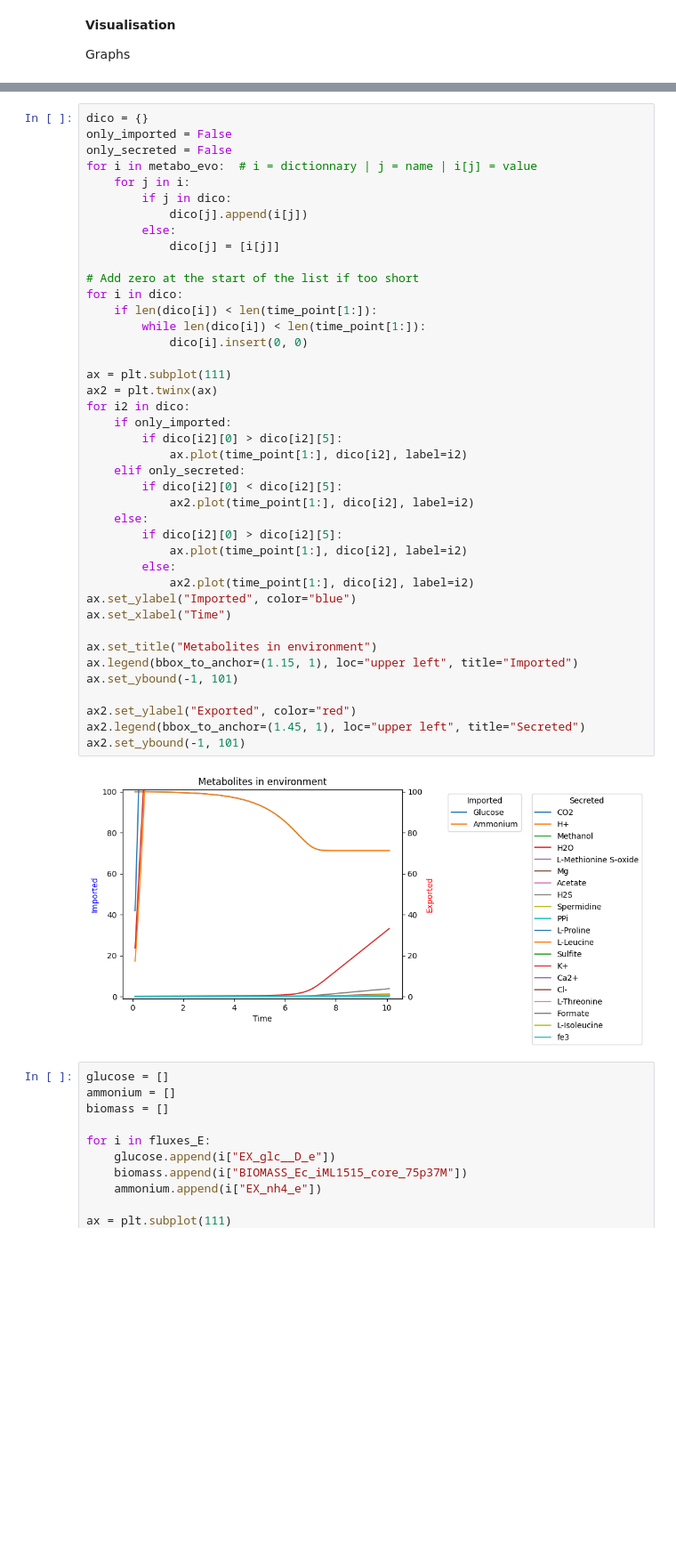
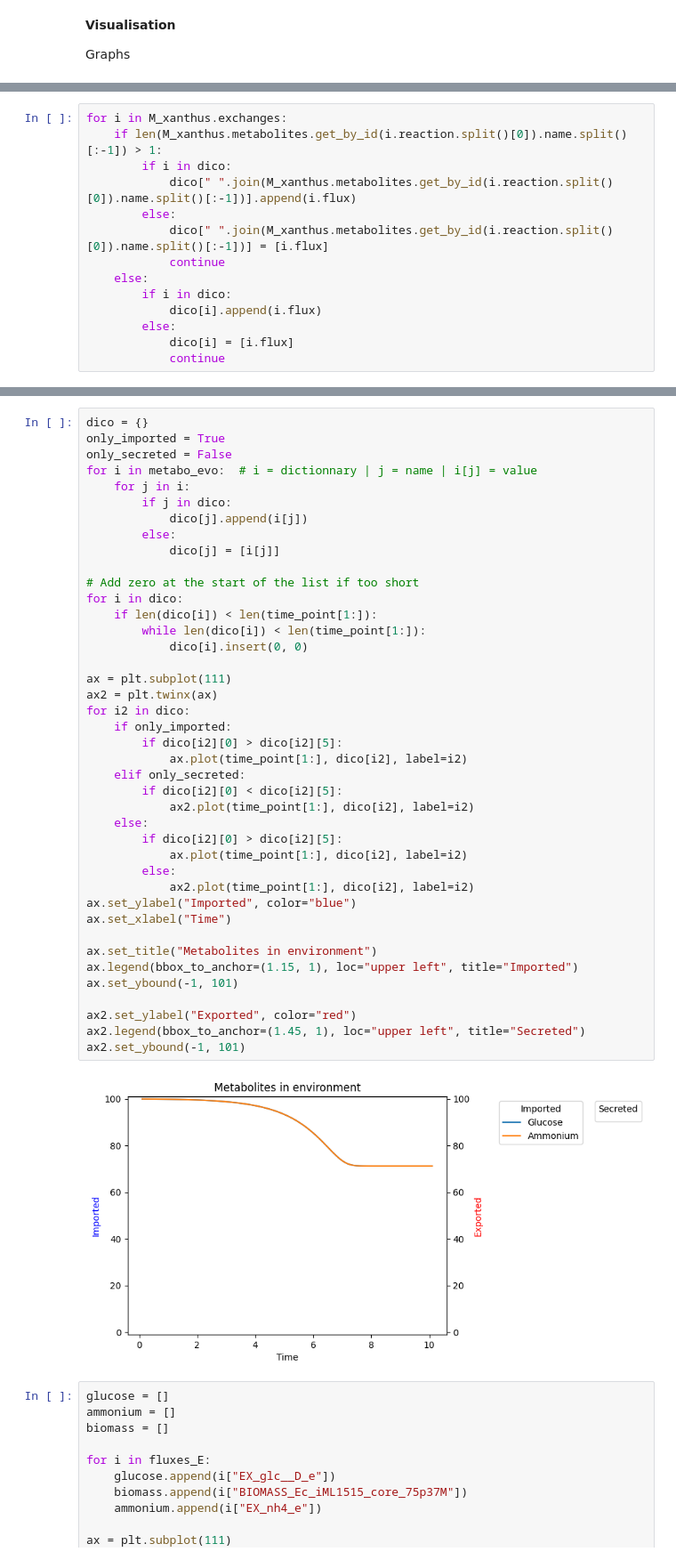
Before and after one commit to BondonMickael/M_xanthus-E_coli-Predation, a Jupyter notebook: notebooks/compart_model.ipynb, the cells around one changed output, grey strips where cells are left out. Shown at 89% size. Cells and saved outputs as stored; diff of their text form; blank space fills up the shorter version.

Commit message:
- Update volcano plot - Start plot importation

```diff
--- a/notebooks/compart_model.ipynb
+++ b/notebooks/compart_model.ipynb
@@ -467,0 +488,14 @@ Graphs
+# %%
+for i in M_xanthus.exchanges:
+    if len(M_xanthus.metabolites.get_by_id(i.reaction.split()[0]).name.split()[:-1]) > 1:
+        if i in dico:
+            dico[" ".join(M_xanthus.metabolites.get_by_id(i.reaction.split()[0]).name.split()[:-1])].append(i.flux)
+        else:
+            dico[" ".join(M_xanthus.metabolites.get_by_id(i.reaction.split()[0]).name.split()[:-1])] = [i.flux]
+            continue
+    else:
+        if i in dico:
+            dico[i].append(i.flux)
+        else:
+            dico[i] = [i.flux]
+            continue
@@ -468,6 +506,6 @@ Graphs
 # %%
 dico = {}
-only_imported = False
+only_imported = True
 only_secreted = False
 for i in metabo_evo:  # i = dictionnary | j = name | i[j] = value
     for j in i:
@@ -480,34 +518,34 @@ for i in metabo_evo:  # i = dictionnary | j = name | i[j] = value
 for i in dico:
     if len(dico[i]) < len(time_point[1:]):
         while len(dico[i]) < len(time_point[1:]):
             dico[i].insert(0, 0)
 
 ax = plt.subplot(111)
 ax2 = plt.twinx(ax)
 for i2 in dico:
     if only_imported:
         if dico[i2][0] > dico[i2][5]:
             ax.plot(time_point[1:], dico[i2], label=i2)
     elif only_secreted:
         if dico[i2][0] < dico[i2][5]:
             ax2.plot(time_point[1:], dico[i2], label=i2)
     else:
         if dico[i2][0] > dico[i2][5]:
             ax.plot(time_point[1:], dico[i2], label=i2)
         else:
             ax2.plot(time_point[1:], dico[i2], label=i2)
 ax.set_ylabel("Imported", color="blue")
 ax.set_xlabel("Time")
 
 ax.set_title("Metabolites in environment")
 ax.legend(bbox_to_anchor=(1.15, 1), loc="upper left", title="Imported")
 ax.set_ybound(-1, 101)
 
 ax2.set_ylabel("Exported", color="red")
 ax2.legend(bbox_to_anchor=(1.45, 1), loc="upper left", title="Secreted")
 ax2.set_ybound(-1, 101)
 # %% [output]
-[figure, old version]
+[figure, new version]
 # %%
 glucose = []
 ammonium = []
```
Also changed, not shown: parts of 7 cells of this notebook, 11 other files.
